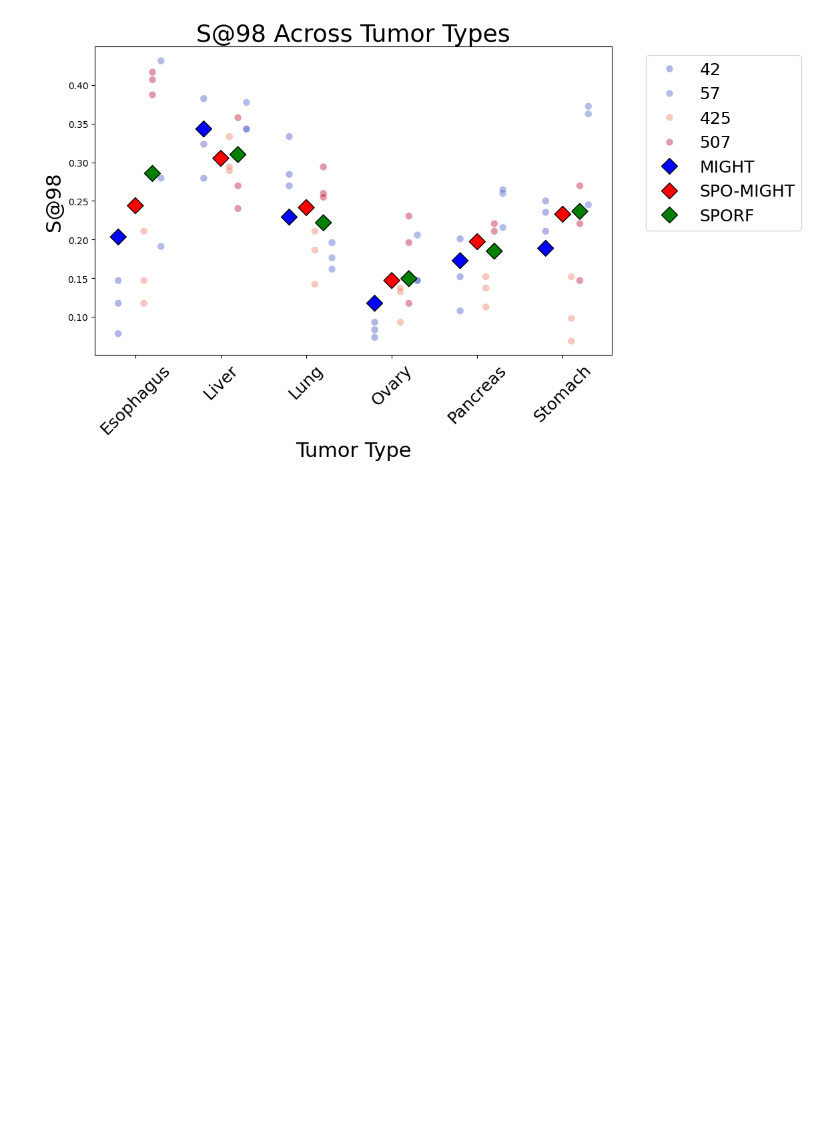
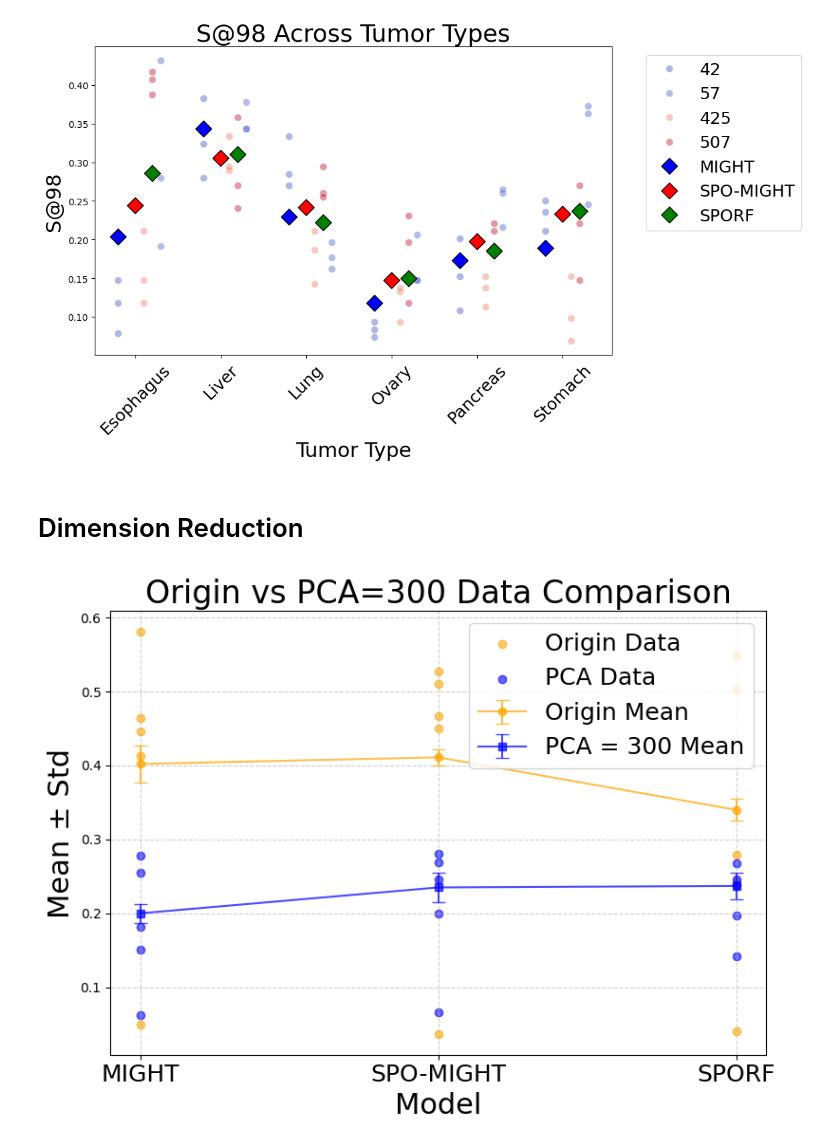
Before and after one commit to NeuroDataDesign/Cancer, a Jupyter notebook: BDD_cancer/PlotCode/plot.ipynb, the cells around one changed output. Cells and saved outputs as stored; diff of their text form; code cells hidden in the pictures; blank space fills up the shorter version.

```diff
--- a/BDD_cancer/PlotCode/plot.ipynb
+++ b/BDD_cancer/PlotCode/plot.ipynb
@@ -301,3 +373,49 @@ plt.xticks(ticks=range(len(means["Cancer Type"].unique())),
 plt.show()
 # %% [output]
 [figure]
+# %% [markdown]
+# Dimension Reduction
+# %%
+import matplotlib.pyplot as plt
+import numpy as np
+import pandas as pd
+
+# Data from different random seeds
+models = ["MIGHT", "SPO-MIGHT", "SPORF"]
+mean_origin = [0.402, 0.411, 0.340]
+std_origin = [0.025, 0.011, 0.015]
+mean_pca = [0.200, 0.235, 0.237]
+std_pca = [0.013, 0.020, 0.018]
+
+# Original and PCA data
+origin_data = [[0.5815, 0.4459, 0.4128, 0.4641, 0.0495],
+               [0.4670, 0.4505, 0.5106, 0.5274, 0.0360],
+               [0.2423, 0.2793, 0.5489, 0.5021, 0.0405]]
+
+pca_data = [[0.278, 0.1818, 0.1509, 0.0622, 0.2543],
+            [0.2691, 0.1991, 0.2802, 0.0667, 0.2457],
+            [0.1973, 0.2381, 0.2457, 0.1422, 0.2672]]
+
+# Create figure and axis
+fig, ax = plt.subplots(figsize=(8, 6))
+ax.errorbar(models, mean_origin, yerr=std_origin, fmt='-o', label="Origin Mean", capsize=5, color='orange', alpha=0.7)
+ax.errorbar(models, mean_pca, yerr=std_pca, fmt='-s', label="PCA = 300 Mean", capsize=5, color='blue', alpha=0.7)
+
+# Scatter plot for original and PCA data
+for i, model in enumerate(models):
+    ax.scatter([model] * len(origin_data[i]), origin_data[i], color='orange', alpha=0.6, label="Origin Data" if i == 0 else "")
+    ax.scatter([model] * len(pca_data[i]), pca_data[i], color='blue', alpha=0.6, label="PCA Data" if i == 0 else "")
+
+# Labels and title
+ax.set_xlabel("Model", fontsize=22)
+ax.set_xticklabels(models, fontsize=18)
+ax.set_ylabel("Mean ± Std", fontsize=22)
+ax.set_title("Origin vs PCA=300 Data Comparison", fontsize=24)
+ax.legend(fontsize=18)
+
+# Show the plot
+plt.grid(True, linestyle="--", alpha=0.6)
+plt.tight_layout()
+plt.show()
+# %% [output]
+[figure, added]
```
Also changed, not shown: parts of 2 cells of this notebook, 5 other files.
